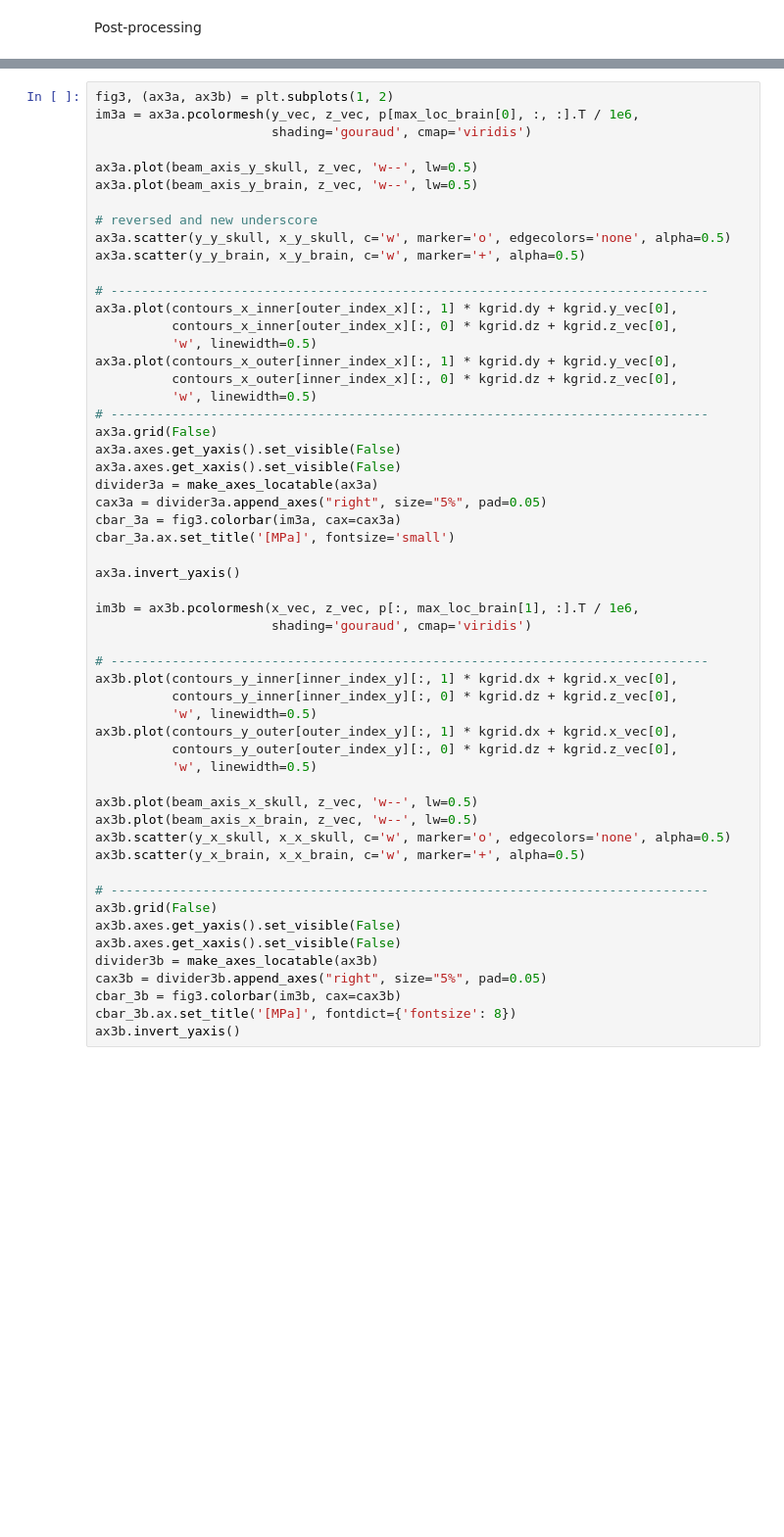
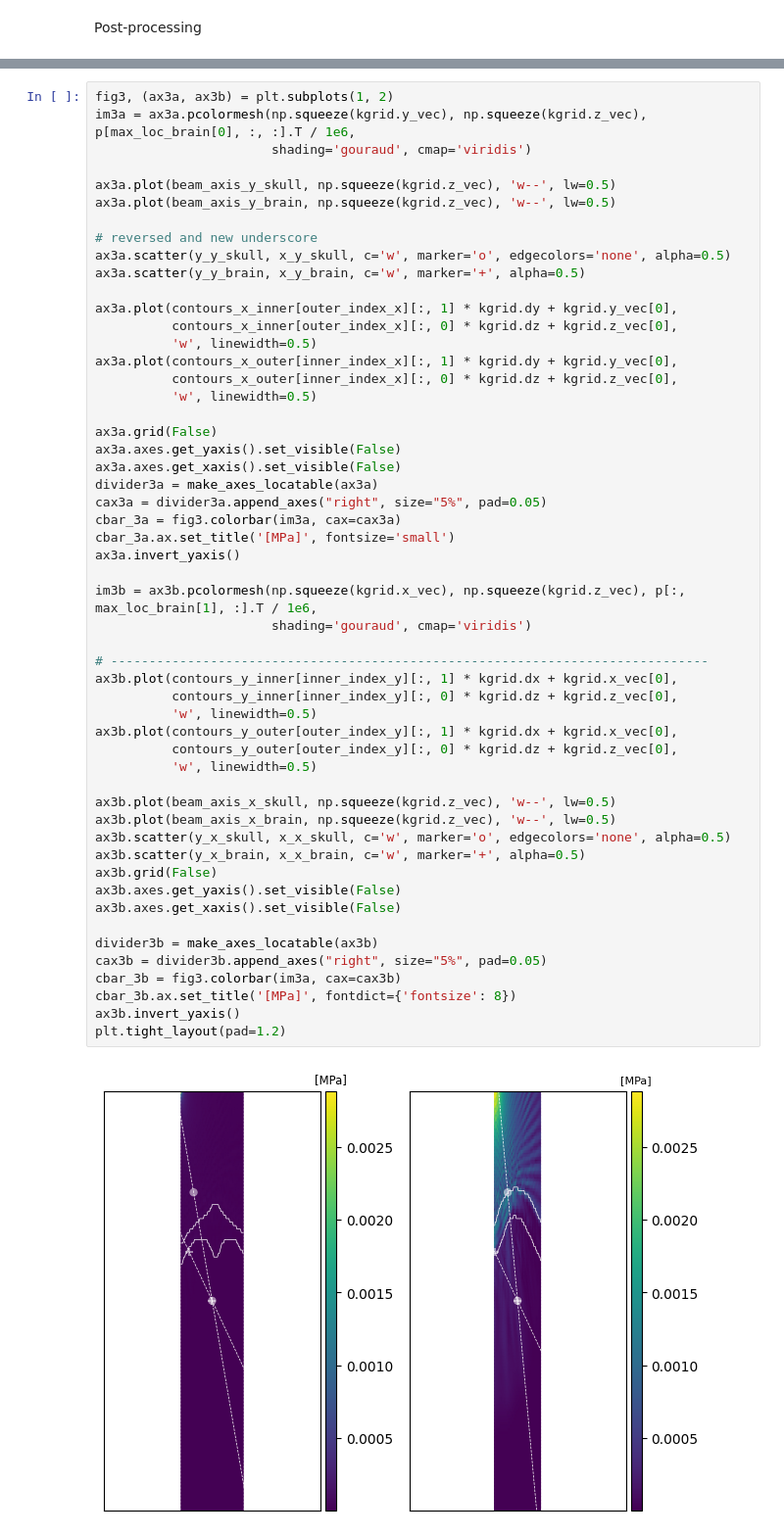
Before and after one commit to waltsims/k-wave-python, a Jupyter notebook: examples/benchmarks/7/ph1-bm7-sc2.ipynb, the cells around one changed output, grey strips where cells are left out. Shown: that part at 98% size. Saved outputs shown, nothing was run; the diff lists cells and outputs as text; blank space fills up the shorter version.

```diff
--- a/examples/benchmarks/7/ph1-bm7-sc2.ipynb
+++ b/examples/benchmarks/7/ph1-bm7-sc2.ipynb
@@ -505,55 +554,55 @@ cbar_2.ax.set_title('[MPa]', fontsize='small')
 # %%
 fig3, (ax3a, ax3b) = plt.subplots(1, 2)
-im3a = ax3a.pcolormesh(y_vec, z_vec, p[max_loc_brain[0], :, :].T / 1e6,
+im3a = ax3a.pcolormesh(np.squeeze(kgrid.y_vec), np.squeeze(kgrid.z_vec), p[max_loc_brain[0], :, :].T / 1e6,
                        shading='gouraud', cmap='viridis')
 
-ax3a.plot(beam_axis_y_skull, z_vec, 'w--', lw=0.5)
-ax3a.plot(beam_axis_y_brain, z_vec, 'w--', lw=0.5)
+ax3a.plot(beam_axis_y_skull, np.squeeze(kgrid.z_vec), 'w--', lw=0.5)
+ax3a.plot(beam_axis_y_brain, np.squeeze(kgrid.z_vec), 'w--', lw=0.5)
 
 # reversed and new underscore
 ax3a.scatter(y_y_skull, x_y_skull, c='w', marker='o', edgecolors='none', alpha=0.5)
 ax3a.scatter(y_y_brain, x_y_brain, c='w', marker='+', alpha=0.5)
 
-# ------------------------------------------------------------------------------
 ax3a.plot(contours_x_inner[outer_index_x][:, 1] * kgrid.dy + kgrid.y_vec[0],
           contours_x_inner[outer_index_x][:, 0] * kgrid.dz + kgrid.z_vec[0],
           'w', linewidth=0.5)
 ax3a.plot(contours_x_outer[inner_index_x][:, 1] * kgrid.dy + kgrid.y_vec[0],
           contours_x_outer[inner_index_x][:, 0] * kgrid.dz + kgrid.z_vec[0],
           'w', linewidth=0.5)
-# ------------------------------------------------------------------------------
+
 ax3a.grid(False)
 ax3a.axes.get_yaxis().set_visible(False)
 ax3a.axes.get_xaxis().set_visible(False)
 divider3a = make_axes_locatable(ax3a)
 cax3a = divider3a.append_axes("right", size="5%", pad=0.05)
 cbar_3a = fig3.colorbar(im3a, cax=cax3a)
 cbar_3a.ax.set_title('[MPa]', fontsize='small')
-
 ax3a.invert_yaxis()
 
-im3b = ax3b.pcolormesh(x_vec, z_vec, p[:, max_loc_brain[1], :].T / 1e6,
+im3b = ax3b.pcolormesh(np.squeeze(kgrid.x_vec), np.squeeze(kgrid.z_vec), p[:, max_loc_brain[1], :].T / 1e6,
                        shading='gouraud', cmap='viridis')
 
 # ------------------------------------------------------------------------------
 ax3b.plot(contours_y_inner[inner_index_y][:, 1] * kgrid.dx + kgrid.x_vec[0],
           contours_y_inner[inner_index_y][:, 0] * kgrid.dz + kgrid.z_vec[0],
           'w', linewidth=0.5)
 ax3b.plot(contours_y_outer[outer_index_y][:, 1] * kgrid.dx + kgrid.x_vec[0],
           contours_y_outer[outer_index_y][:, 0] * kgrid.dz + kgrid.z_vec[0],
           'w', linewidth=0.5)
 
-ax3b.plot(beam_axis_x_skull, z_vec, 'w--', lw=0.5)
-ax3b.plot(beam_axis_x_brain, z_vec, 'w--', lw=0.5)
+ax3b.plot(beam_axis_x_skull, np.squeeze(kgrid.z_vec), 'w--', lw=0.5)
+ax3b.plot(beam_axis_x_brain, np.squeeze(kgrid.z_vec), 'w--', lw=0.5)
 ax3b.scatter(y_x_skull, x_x_skull, c='w', marker='o', edgecolors='none', alpha=0.5)
 ax3b.scatter(y_x_brain, x_x_brain, c='w', marker='+', alpha=0.5)
-
-# ------------------------------------------------------------------------------
 ax3b.grid(False)
 ax3b.axes.get_yaxis().set_visible(False)
 ax3b.axes.get_xaxis().set_visible(False)
+
 divider3b = make_axes_locatable(ax3b)
 cax3b = divider3b.append_axes("right", size="5%", pad=0.05)
-cbar_3b = fig3.colorbar(im3b, cax=cax3b)
+cbar_3b = fig3.colorbar(im3a, cax=cax3b)
 cbar_3b.ax.set_title('[MPa]', fontdict={'fontsize': 8})
 ax3b.invert_yaxis()
+plt.tight_layout(pad=1.2)
+# %% [output]
+[figure, added]
```
Also changed, not shown: parts of 5 cells of this notebook.
